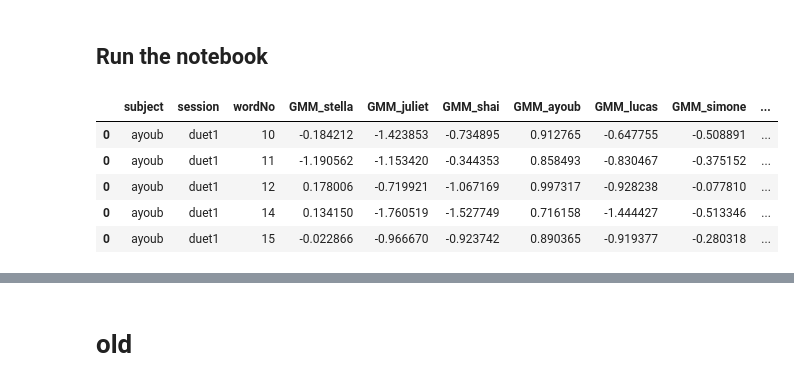
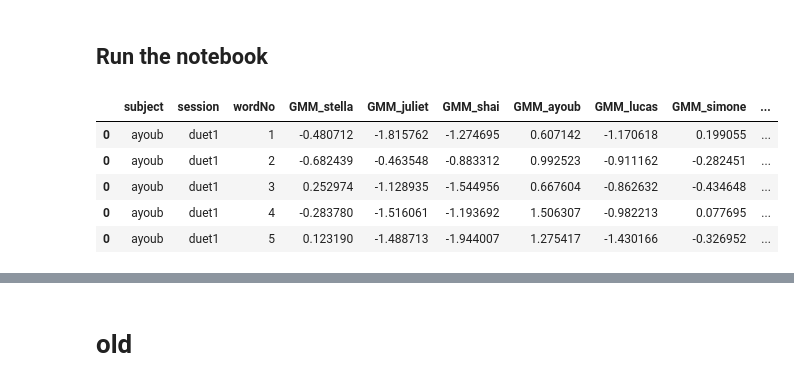
Before and after one commit to sankar-mukherjee/SpeechConvergence, a Jupyter notebook: convergence.ipynb, the cells around one changed output, grey strips where cells are left out. Drawn from its saved outputs; the diff is of its cells as text; code cells hidden in the pictures.

```diff
--- a/convergence.ipynb
+++ b/convergence.ipynb
@@ -23,11 +28,12 @@ partner_name = ['juliet','stella','ayoub','shai','simone','lucas','julien', 'hen
 # %%
 # load data
 duet_scores = pd.read_pickle('data/duet_scores.pkl')
+duet_scores  = duet_scores.sort_values(by=['subject','session', 'wordNo'])
 duet_scores.head()
 # %% [output]
 |  | subject | session | wordNo | GMM_stella | GMM_juliet | GMM_shai | GMM_ayoub | GMM_lucas | GMM_simone | ... |
-| 0 | ayoub | duet1 | 10 | -0.184212 | -1.423853 | -0.734895 | 0.912765 | -0.647755 | -0.508891 | ... |
-| 0 | ayoub | duet1 | 11 | -1.190562 | -1.153420 | -0.344353 | 0.858493 | -0.830467 | -0.375152 | ... |
-| 0 | ayoub | duet1 | 12 | 0.178006 | -0.719921 | -1.067169 | 0.997317 | -0.928238 | -0.077810 | ... |
-| 0 | ayoub | duet1 | 14 | 0.134150 | -1.760519 | -1.527749 | 0.716158 | -1.444427 | -0.513346 | ... |
-| 0 | ayoub | duet1 | 15 | -0.022866 | -0.966670 | -0.923742 | 0.890365 | -0.919377 | -0.280318 | ... |
+| 0 | ayoub | duet1 | 1 | -0.480712 | -1.815762 | -1.274695 | 0.607142 | -1.170618 | 0.199055 | ... |
+| 0 | ayoub | duet1 | 2 | -0.682439 | -0.463548 | -0.883312 | 0.992523 | -0.911162 | -0.282451 | ... |
+| 0 | ayoub | duet1 | 3 | 0.252974 | -1.128935 | -1.544956 | 0.667604 | -0.862632 | -0.434648 | ... |
+| 0 | ayoub | duet1 | 4 | -0.283780 | -1.516061 | -1.193692 | 1.506307 | -0.982213 | 0.077695 | ... |
+| 0 | ayoub | duet1 | 5 | 0.123190 | -1.488713 | -1.944007 | 1.275417 | -1.430166 | -0.326952 | ... |
```
Also changed, not shown: parts of 17 cells of this notebook, 2 other files.
